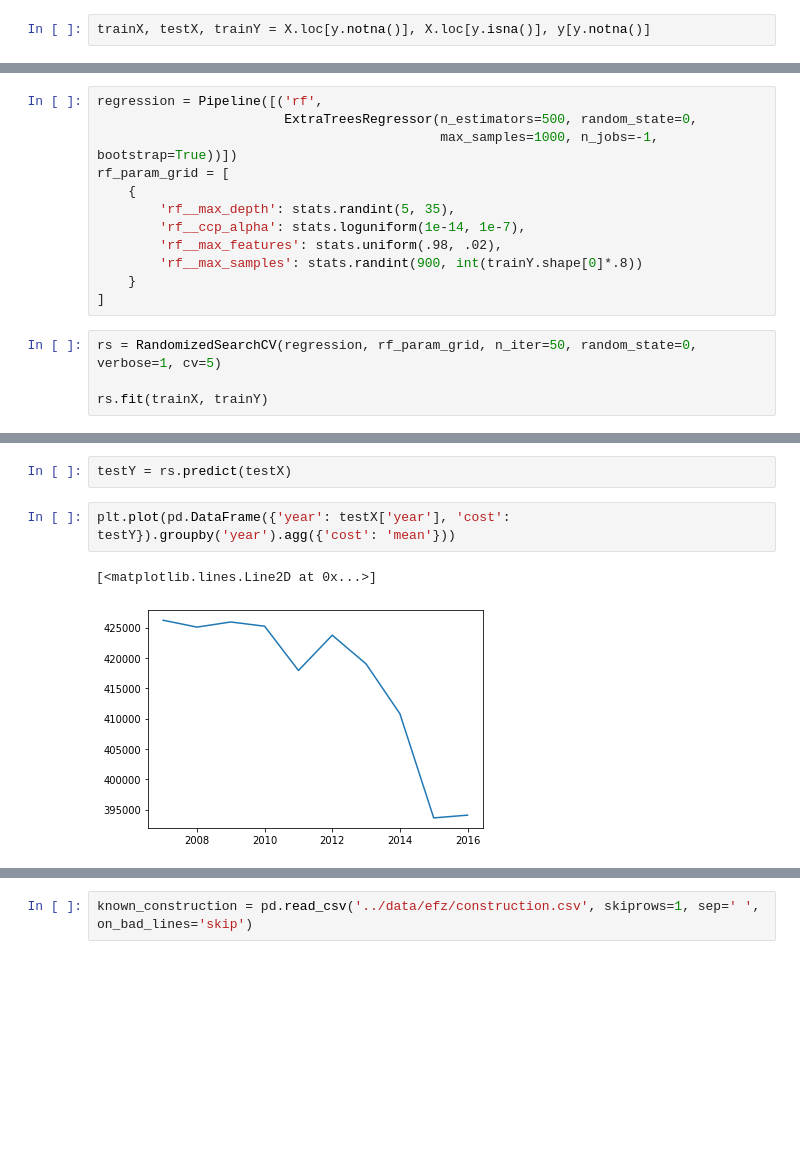
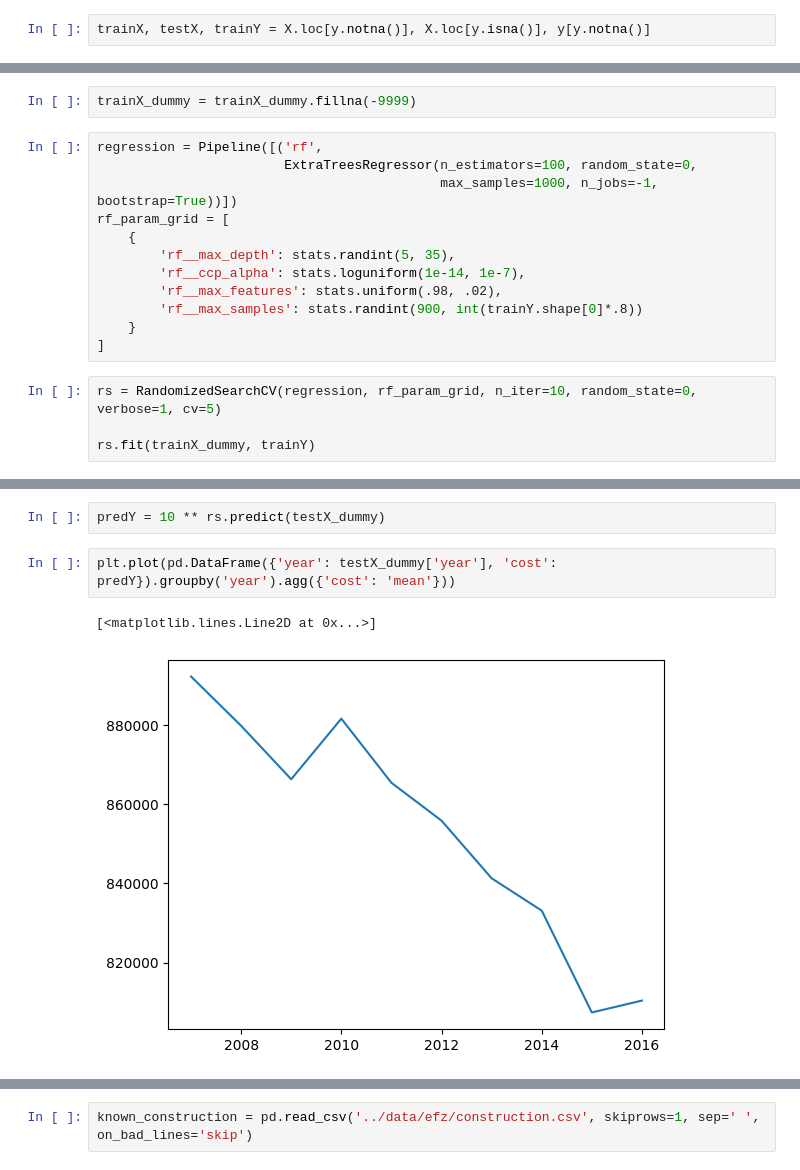
Before and after one commit to sdamerdji/dissertation, a Jupyter notebook: ef/estimate_construction.ipynb, the cells around one changed output, grey strips where cells are left out. Cells and saved outputs as stored; diff of their text form; blank space fills up the shorter version.

```diff
--- a/ef/estimate_construction.ipynb
+++ b/ef/estimate_construction.ipynb
@@ -209,6 +370,8 @@ trainY.shape
+# %%
+trainX_dummy = trainX_dummy.fillna(-9999)
 # %%
 regression = Pipeline([('rf',
-                        ExtraTreesRegressor(n_estimators=500, random_state=0,
+                        ExtraTreesRegressor(n_estimators=100, random_state=0,
                                             max_samples=1000, n_jobs=-1, bootstrap=True))])
 rf_param_grid = [
     {
@@ -219,7 +382,7 @@ rf_param_grid = [
     }
 ]
 # %%
-rs = RandomizedSearchCV(regression, rf_param_grid, n_iter=50, random_state=0, verbose=1, cv=5)
+rs = RandomizedSearchCV(regression, rf_param_grid, n_iter=10, random_state=0, verbose=1, cv=5)
 
-rs.fit(trainX, trainY)
+rs.fit(trainX_dummy, trainY)
 # %% [output]
@@ -284,10 +438,10 @@ param_search_results
 # %%
-testY = rs.predict(testX)
+predY = 10 ** rs.predict(testX_dummy)
 # %%
-plt.plot(pd.DataFrame({'year': testX['year'], 'cost': testY}).groupby('year').agg({'cost': 'mean'}))
+plt.plot(pd.DataFrame({'year': testX_dummy['year'], 'cost': predY}).groupby('year').agg({'cost': 'mean'}))
 # %% [output]
 [<matplotlib.lines.Line2D at 0x...>]
-[figure, old version]
+[figure, new version]
 # %%
 trainY.min()
 # %% [output]
```
Also changed, not shown: parts of 54 cells of this notebook, 1 other file.
